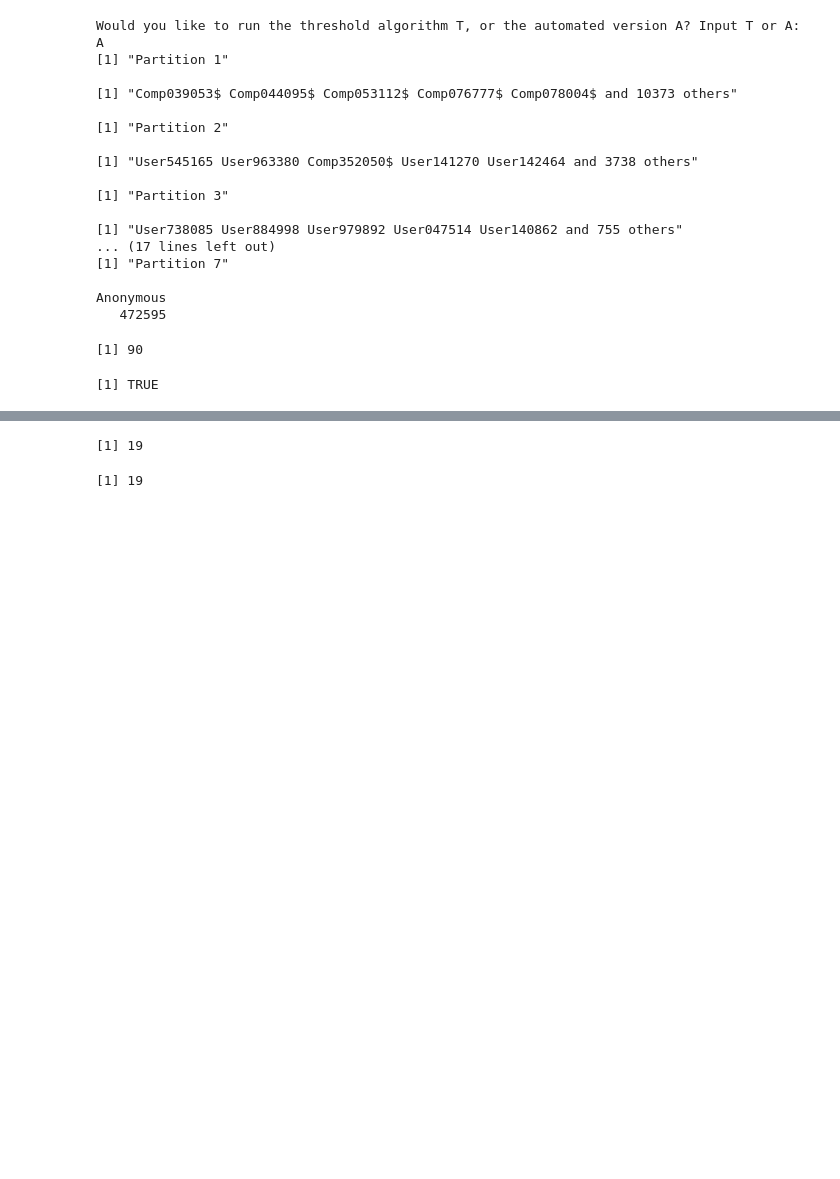
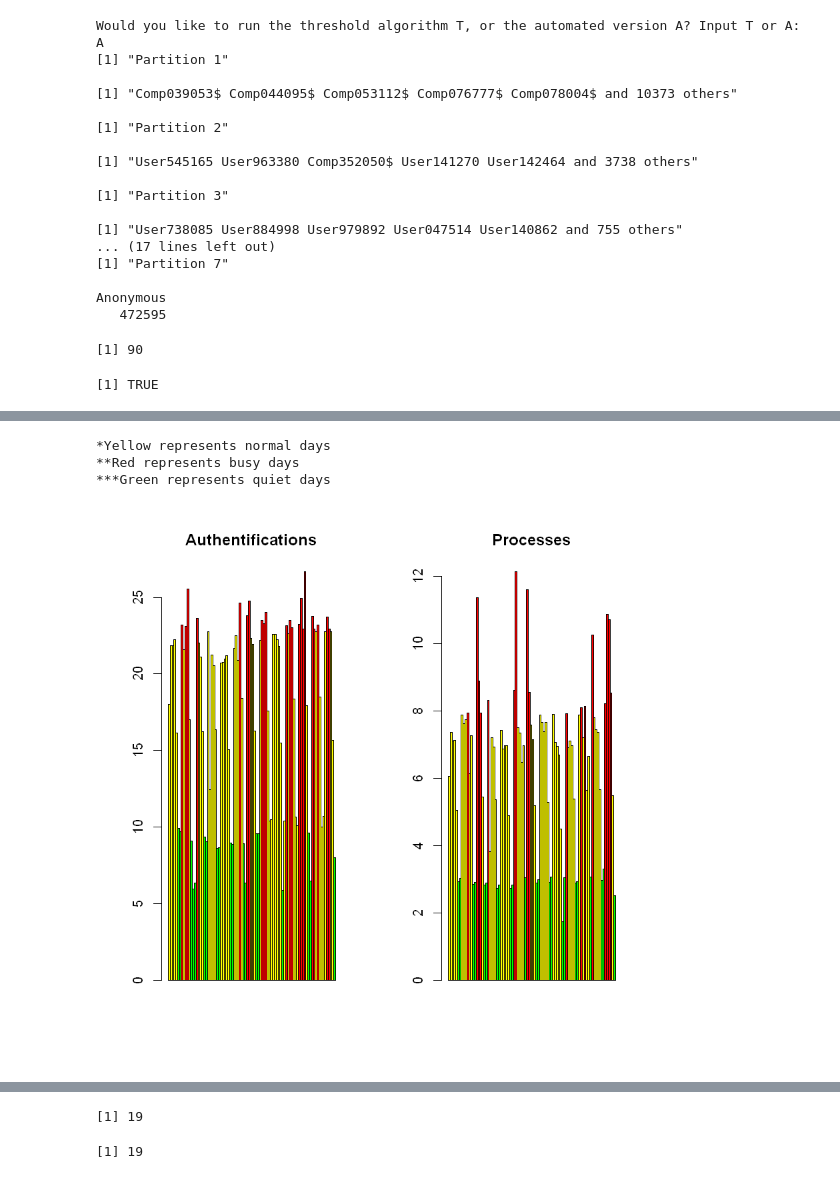
Before and after one commit to gabejg/Advanced-Cyber-Analytics-for-Attack-Detection, a Jupyter notebook: Alex/VisualEDAonAuths.ipynb, the cells around one changed output, grey strips where cells are left out. Saved outputs shown, nothing was run; the diff lists cells and outputs as text; code cells hidden in the pictures; blank space fills up the shorter version.

```diff
--- a/Alex/VisualEDAonAuths.ipynb
+++ b/Alex/VisualEDAonAuths.ipynb
@@ -177,0 +191,12 @@ sub=cat("*Yellow represents normal days\n**Red represents busy days\n***Green re
+# %%
+op <- par(mfrow=c(1,2))
+barplot(n_small, col=ifelse(n_small>=22.8, 'red', ifelse(10<n_small& n_small<22.8, 'yellow', 'green')), main="Authentifications",
+sub=cat("*Yellow represents normal days\n**Red represents busy days\n***Green represents quiet days"), space=0.005)
+barplot(proc, col=ifelse(proc>=7.9, 'red', ifelse(3.5<proc& proc<7.9, 'yellow', 'green')), main="Processes",
+, space=0.005)
+par(op)
+# %% [output]
+*Yellow represents normal days
+**Red represents busy days
+***Green represents quiet days
+[figure, added]
```
Also changed, not shown: parts of 8 cells of this notebook.
